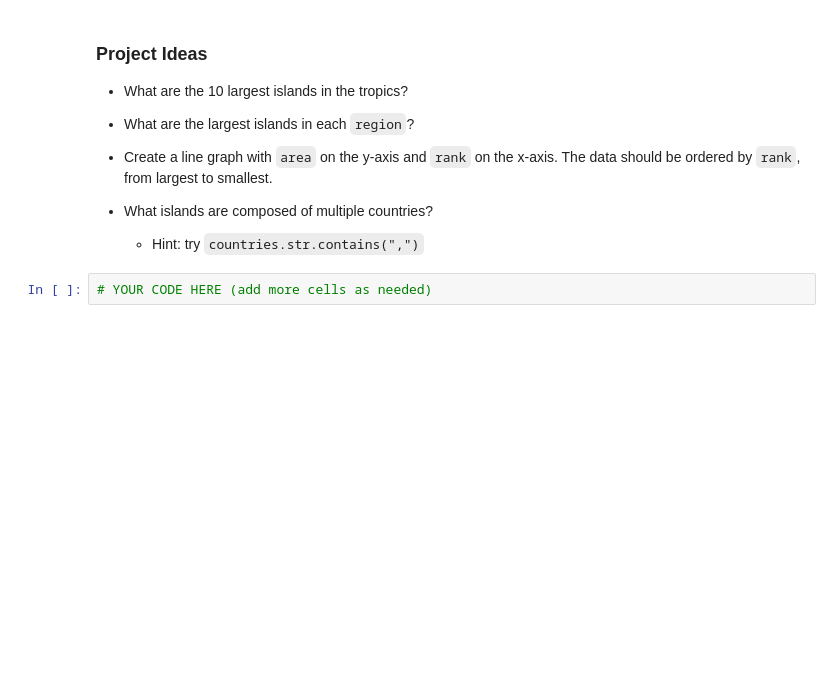
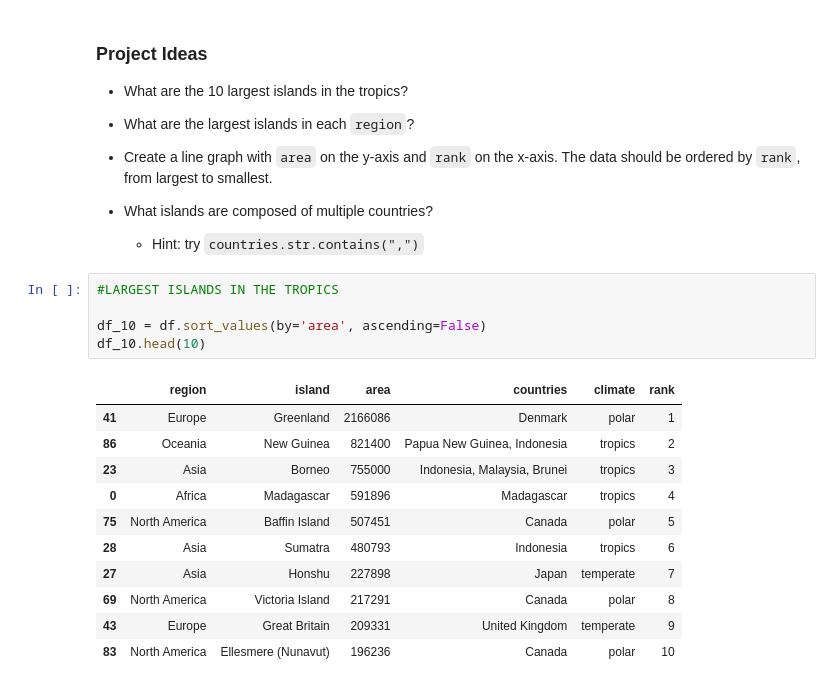
Before and after one commit to Gustavo-Michael/Mineria_178318, a Jupyter notebook: largest_islands.ipynb, the cells around one changed output. Cells and saved outputs as stored; diff of their text form; blank space fills up the shorter version.

```diff
--- a/largest_islands.ipynb
+++ b/largest_islands.ipynb
@@ -35,5 +41,20 @@ df.head()
 
 - What islands are composed of multiple countries?
 	- Hint: try `countries.str.contains(",")`
-# %%
-# YOUR CODE HERE (add more cells as needed)
+# %%
+#LARGEST ISLANDS IN THE TROPICS
+
+df_10 = df.sort_values(by='area', ascending=False)
+df_10.head(10)
+# %% [output]
+|  | region | island | area | countries | climate | rank |
+| 41 | Europe | Greenland | 2166086 | Denmark | polar | 1 |
+| 86 | Oceania | New Guinea | 821400 | Papua New Guinea, Indonesia | tropics | 2 |
+| 23 | Asia | Borneo | 755000 | Indonesia, Malaysia, Brunei | tropics | 3 |
+| 0 | Africa | Madagascar | 591896 | Madagascar | tropics | 4 |
+| 75 | North America | Baffin Island | 507451 | Canada | polar | 5 |
+| 28 | Asia | Sumatra | 480793 | Indonesia | tropics | 6 |
+| 27 | Asia | Honshu | 227898 | Japan | temperate | 7 |
+| 69 | North America | Victoria Island | 217291 | Canada | polar | 8 |
+| 43 | Europe | Great Britain | 209331 | United Kingdom | temperate | 9 |
+| 83 | North America | Ellesmere (Nunavut) | 196236 | Canada | polar | 10 |
```
Also changed, not shown: parts of 2 cells of this notebook.
